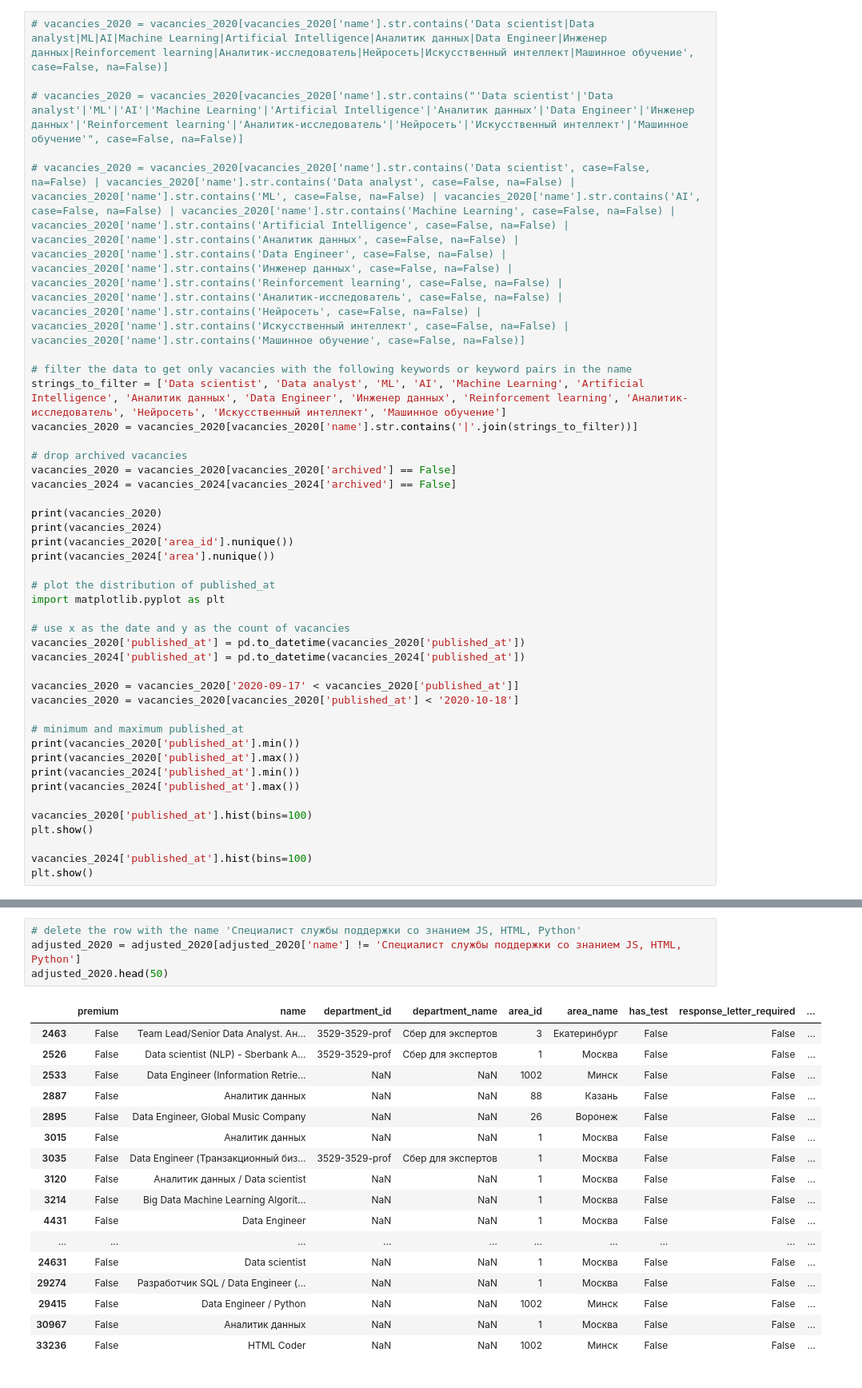
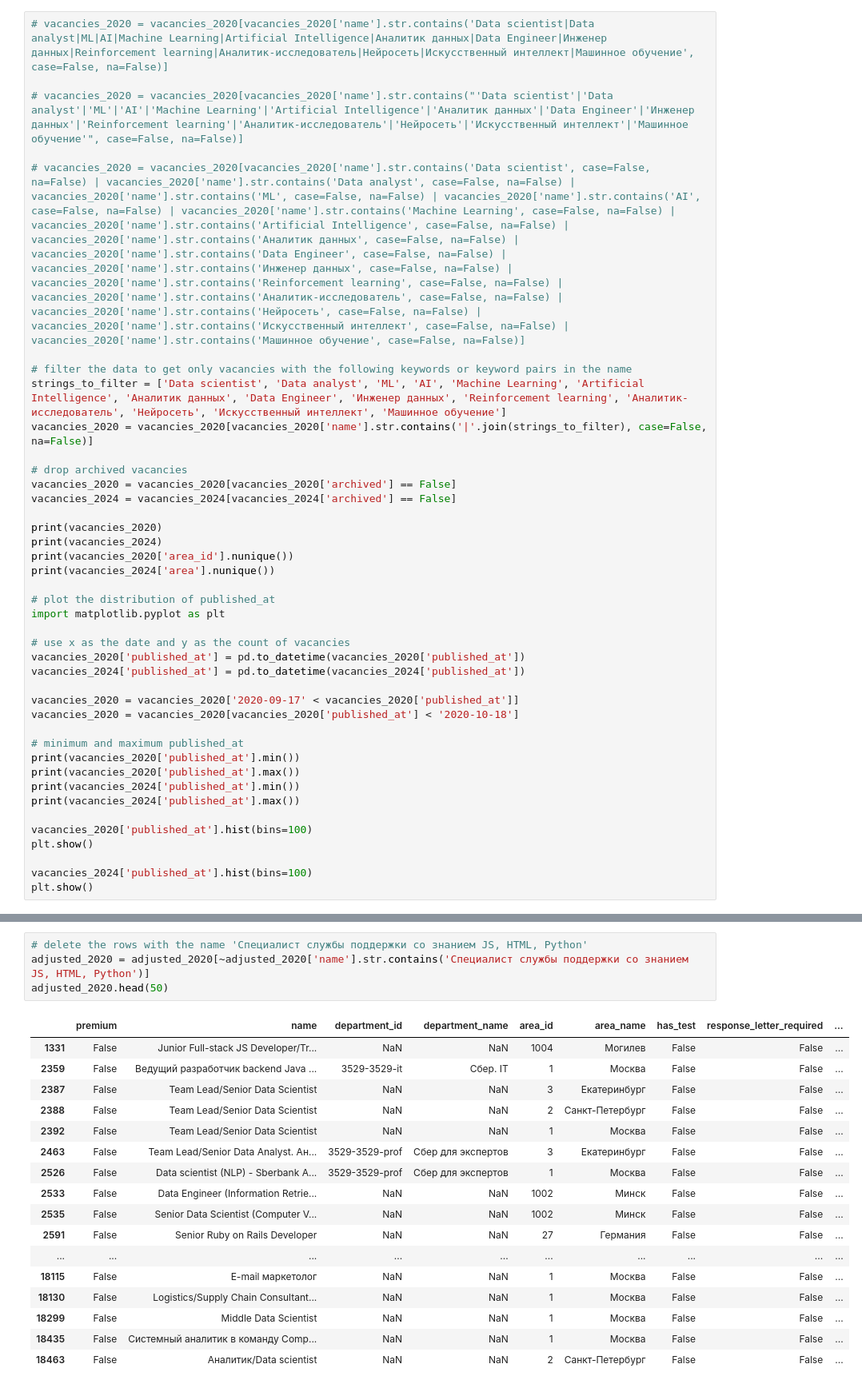
Before and after one commit to sashhhaka/HH-VacancyAnalysis, a Jupyter notebook: adjust_formats.ipynb, the cells around one changed output, grey strips where cells are left out. Shown at 80% size. Drawn from its saved outputs; the diff is of its cells as text.

```diff
--- a/adjust_formats.ipynb
+++ b/adjust_formats.ipynb
@@ -18,7 +18,7 @@ vacancies_2024 = vacancies_2024_saved.copy()
 
 # filter the data to get only vacancies with the following keywords or keyword pairs in the name
 strings_to_filter = ['Data scientist', 'Data analyst', 'ML', 'AI', 'Machine Learning', 'Artificial Intelligence', 'Аналитик данных', 'Data Engineer', 'Инженер данных', 'Reinforcement learning', 'Аналитик-исследователь', 'Нейросеть', 'Искусственный интеллект', 'Машинное обучение']
-vacancies_2020 = vacancies_2020[vacancies_2020['name'].str.contains('|'.join(strings_to_filter))]
+vacancies_2020 = vacancies_2020[vacancies_2020['name'].str.contains('|'.join(strings_to_filter), case=False, na=False)]
 
 # drop archived vacancies
 vacancies_2020 = vacancies_2020[vacancies_2020['archived'] == False]
@@ -240,25 +239,25 @@ print(adjusted_2020['name'].str.contains('Специалист службы по
 # %%
-# delete the row with the name 'Специалист службы поддержки со знанием JS, HTML, Python'
-adjusted_2020 = adjusted_2020[adjusted_2020['name'] != 'Специалист службы поддержки со знанием JS, HTML, Python']
+# delete the rows with the name 'Специалист службы поддержки со знанием JS, HTML, Python'
+adjusted_2020 = adjusted_2020[~adjusted_2020['name'].str.contains('Специалист службы поддержки со знанием JS, HTML, Python')]
 adjusted_2020.head(50)
 # %% [output]
 |  | premium | name | department_id | department_name | area_id | area_name | has_test | response_letter_required | ... |
+| 1331 | False | Junior Full-stack JS Developer/Tr... | NaN | NaN | 1004 | Могилев | False | False | ... |
+| 2359 | False | Ведущий разработчик backend Java ... | 3529-3529-it | Сбер. IT | 1 | Москва | False | False | ... |
+| 2387 | False | Team Lead/Senior Data Scientist | NaN | NaN | 3 | Екатеринбург | False | False | ... |
+| 2388 | False | Team Lead/Senior Data Scientist | NaN | NaN | 2 | Санкт-Петербург | False | False | ... |
+| 2392 | False | Team Lead/Senior Data Scientist | NaN | NaN | 1 | Москва | False | False | ... |
 | 2463 | False | Team Lead/Senior Data Analyst. Ан... | 3529-3529-prof | Сбер для экспертов | 3 | Екатеринбург | False | False | ... |
 | 2526 | False | Data scientist (NLP) - Sberbank A... | 3529-3529-prof | Сбер для экспертов | 1 | Москва | False | False | ... |
 | 2533 | False | Data Engineer (Information Retrie... | NaN | NaN | 1002 | Минск | False | False | ... |
-| 2887 | False | Аналитик данных | NaN | NaN | 88 | Казань | False | False | ... |
-| 2895 | False | Data Engineer, Global Music Company | NaN | NaN | 26 | Воронеж | False | False | ... |
-| 3015 | False | Аналитик данных | NaN | NaN | 1 | Москва | False | False | ... |
-| 3035 | False | Data Engineer (Транзакционный биз... | 3529-3529-prof | Сбер для экспертов | 1 | Москва | False | False | ... |
-| 3120 | False | Аналитик данных / Data scientist | NaN | NaN | 1 | Москва | False | False | ... |
-| 3214 | False | Big Data Machine Learning Algorit... | NaN | NaN | 1 | Москва | False | False | ... |
-| 4431 | False | Data Engineer | NaN | NaN | 1 | Москва | False | False | ... |
+| 2535 | False | Senior Data Scientist (Computer V... | NaN | NaN | 1002 | Минск | False | False | ... |
+| 2591 | False | Senior Ruby on Rails Developer | NaN | NaN | 27 | Германия | False | False | ... |
 | ... | ... | ... | ... | ... | ... | ... | ... | ... | ... |
-| 24631 | False | Data scientist | NaN | NaN | 1 | Москва | False | False | ... |
-| 29274 | False | Разработчик SQL / Data Engineer (... | NaN | NaN | 1 | Москва | False | False | ... |
-| 29415 | False | Data Engineer / Python | NaN | NaN | 1002 | Минск | False | False | ... |
-| 30967 | False | Аналитик данных | NaN | NaN | 1 | Москва | False | False | ... |
-| 33236 | False | HTML Coder | NaN | NaN | 1002 | Минск | False | False | ... |
+| 18115 | False | E-mail маркетолог | NaN | NaN | 1 | Москва | False | False | ... |
+| 18130 | False | Logistics/Supply Chain Consultant... | NaN | NaN | 1 | Москва | False | False | ... |
+| 18299 | False | Middle Data Scientist | NaN | NaN | 1 | Москва | False | False | ... |
+| 18435 | False | Системный аналитик в команду Comp... | NaN | NaN | 1 | Москва | False | False | ... |
+| 18463 | False | Аналитик/Data scientist | NaN | NaN | 2 | Санкт-Петербург | False | False | ... |
 # %%
 adjusted_2020.info()
 # %% [output]
```
Also changed, not shown: parts of 5 cells of this notebook.
